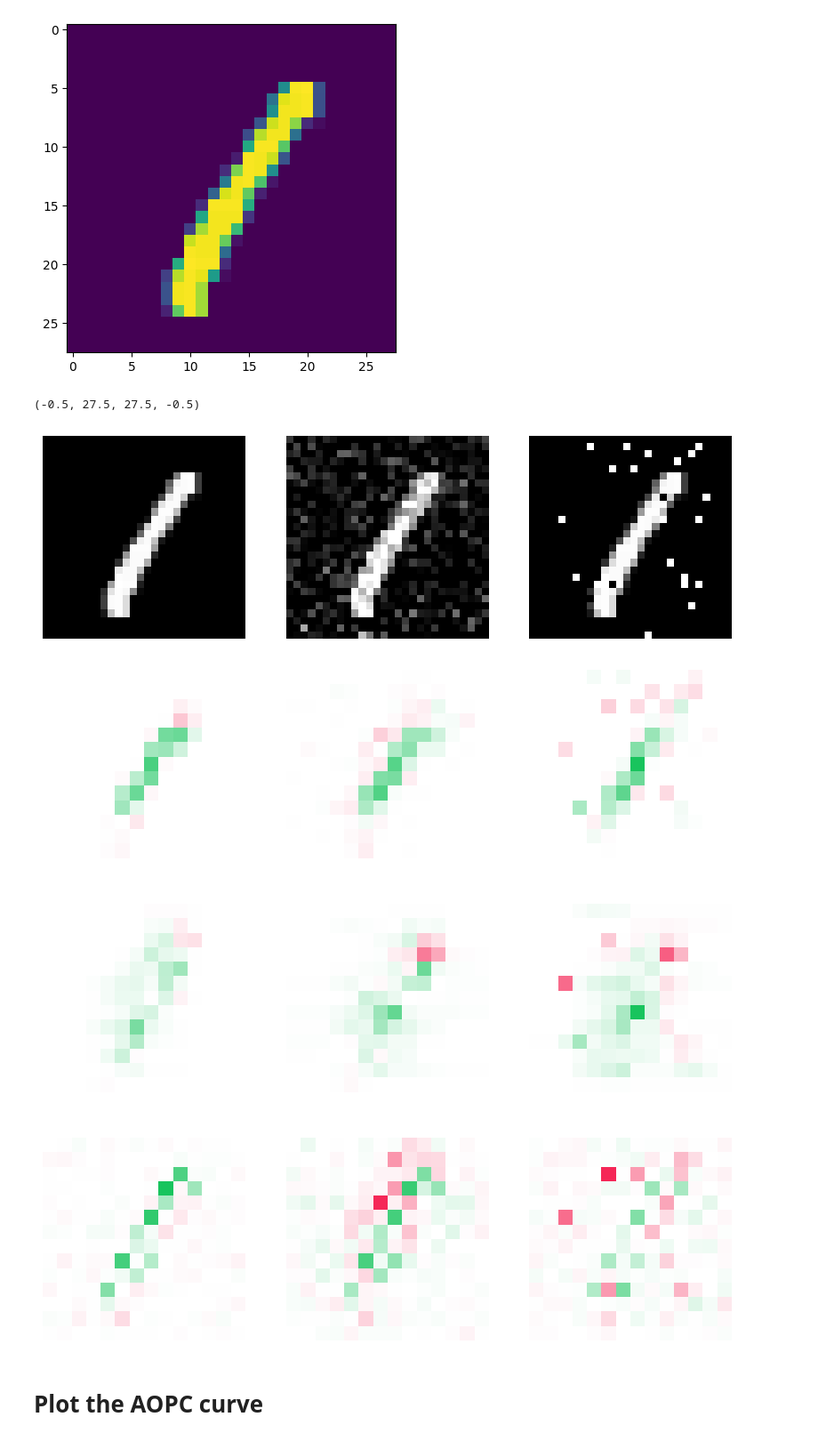
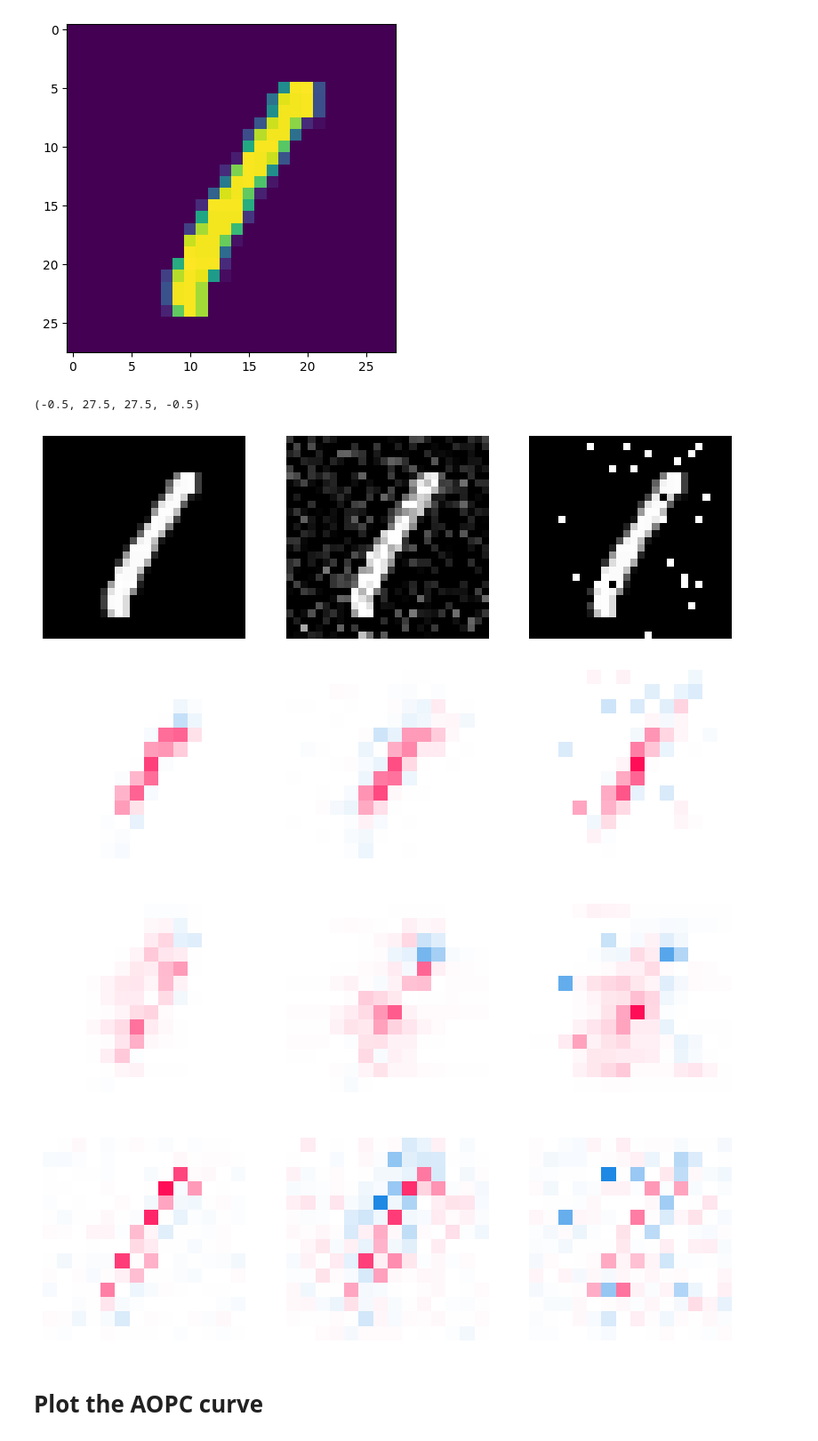
Before and after one commit to Shaun-Z/BHEM, a Jupyter notebook: MINSTexp_cp.ipynb, the cells around one changed output. Shown at 89% size. Cells and saved outputs as stored; diff of their text form; code cells hidden in the pictures.

```diff
--- a/MINSTexp_cp.ipynb
+++ b/MINSTexp_cp.ipynb
@@ -759,45 +761,45 @@ Lime_in = create_mask(LIME_in)
 Bhem_org = create_mask(BHEM_org)
 Bhem_gn = create_mask(BHEM_gn)
 Bhem_in = create_mask(BHEM_in)
 
 Bmax = np.max((np.max(np.abs(Bhem_org)),np.max(np.abs(Bhem_gn)),np.max(np.abs(Bhem_in))))
 
 fig, ax = plt.subplots(1, 3, figsize=(10, 10), sharex=True, sharey=True)
-ax[0].imshow(Bhem_org, cmap=cm, vmin=-Bmax, vmax=Bmax)
+ax[0].imshow(Bhem_org, cmap=red_transparent_blue, vmin=-Bmax, vmax=Bmax)
 ax[0].axis('off')
-ax[1].imshow(Bhem_gn, cmap=cm, vmin=-Bmax, vmax=Bmax)
+ax[1].imshow(Bhem_gn, cmap=red_transparent_blue, vmin=-Bmax, vmax=Bmax)
 ax[1].axis('off')
-ax[2].imshow(Bhem_in, cmap=cm, vmin=-Bmax, vmax=Bmax)
+ax[2].imshow(Bhem_in, cmap=red_transparent_blue, vmin=-Bmax, vmax=Bmax)
 ax[2].axis('off')
 
 Smax = np.max((np.max(np.abs(Shap_org)),np.max(np.abs(Shap_gn)),np.max(np.abs(Shap_in))))
 
 fig, ax = plt.subplots(1, 3, figsize=(10, 10), sharex=True, sharey=True)
-ax[0].imshow(Shap_org, cmap=cm, vmin=-Smax, vmax=Smax)
+ax[0].imshow(Shap_org, cmap=red_transparent_blue, vmin=-Smax, vmax=Smax)
 ax[0].axis('off')
-ax[1].imshow(Shap_gn, cmap=cm, vmin=-Smax, vmax=Smax)
+ax[1].imshow(Shap_gn, cmap=red_transparent_blue, vmin=-Smax, vmax=Smax)
 ax[1].axis('off')
-ax[2].imshow(Shap_in, cmap=cm, vmin=-Smax, vmax=Smax)
+ax[2].imshow(Shap_in, cmap=red_transparent_blue, vmin=-Smax, vmax=Smax)
 ax[2].axis('off')
 
 Lmax1 = np.max(np.abs(Lime_org))
 Lmax2 = np.max(np.abs(Lime_gn))
 Lmax3 = np.max(np.abs(Lime_in))
 
 fig, ax = plt.subplots(1, 3, figsize=(10, 10), sharex=True, sharey=True)
-ax[0].imshow(Lime_org, cmap=cm, vmin=-Lmax1, vmax=Lmax1)
+ax[0].imshow(Lime_org, cmap=red_transparent_blue, vmin=-Lmax1, vmax=Lmax1)
 ax[0].axis('off')
 #ax[0].set_title('LIME')
-ax[1].imshow(Lime_gn, cmap=cm, vmin=-Lmax2, vmax=Lmax2)
+ax[1].imshow(Lime_gn, cmap=red_transparent_blue, vmin=-Lmax2, vmax=Lmax2)
 ax[1].axis('off')
-ax[2].imshow(Lime_in, cmap=cm, vmin=-Lmax3, vmax=Lmax3)
+ax[2].imshow(Lime_in, cmap=red_transparent_blue, vmin=-Lmax3, vmax=Lmax3)
 ax[2].axis('off')
 # %% [output]
 (-0.5, 27.5, 27.5, -0.5)
 [figure]
-[figure, old version]
+[figure, new version]
-[figure, old version]
+[figure, new version]
-[figure, old version]
+[figure, new version]
 # %% [markdown]
 # Plot the AOPC curve
 # %%
```
Also changed, not shown: parts of 2 cells of this notebook, 1 other file.
